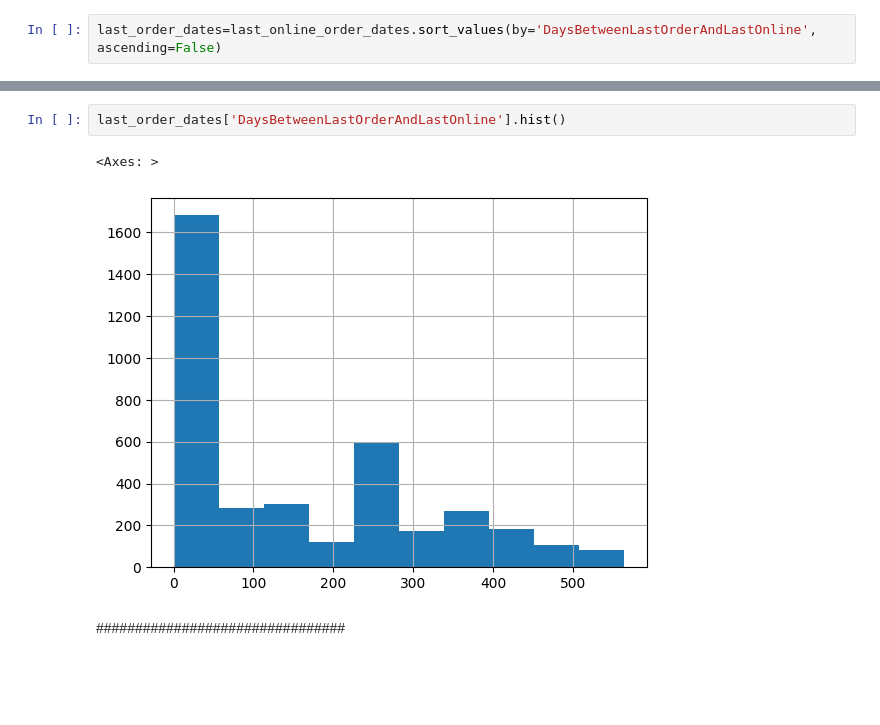
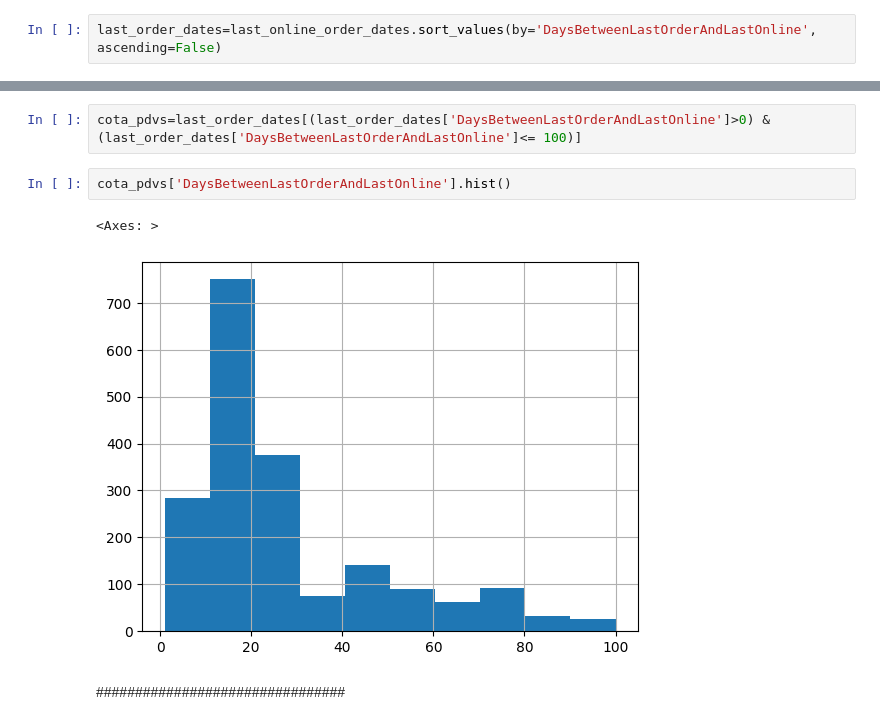
Before and after one commit to MahouECommerce/ml-eficiencia-comercial, a Jupyter notebook: 02_Descriptivo_Segmentacion.ipynb, the cells around one changed output, grey strips where cells are left out. Drawn from its saved outputs; the diff is of its cells as text; blank space fills up the shorter version.

```diff
--- a/02_Descriptivo_Segmentacion.ipynb
+++ b/02_Descriptivo_Segmentacion.ipynb
@@ -198,8 +267,10 @@ Index(['PointOfSaleId', 'NameDistributor', 'LastOrderDate',
+# %%
+cota_pdvs=last_order_dates[(last_order_dates['DaysBetweenLastOrderAndLastOnline']>0) & (last_order_dates['DaysBetweenLastOrderAndLastOnline']<= 100)]
 # %%
-last_order_dates['DaysBetweenLastOrderAndLastOnline'].hist()
+cota_pdvs['DaysBetweenLastOrderAndLastOnline'].hist()
 # %% [output]
 <Axes: >
-[figure, old version]
+[figure, new version]
 # %% [markdown]
 ################################
 # %%
```
Also changed, not shown: parts of 16 cells of this notebook, 2 other files.
